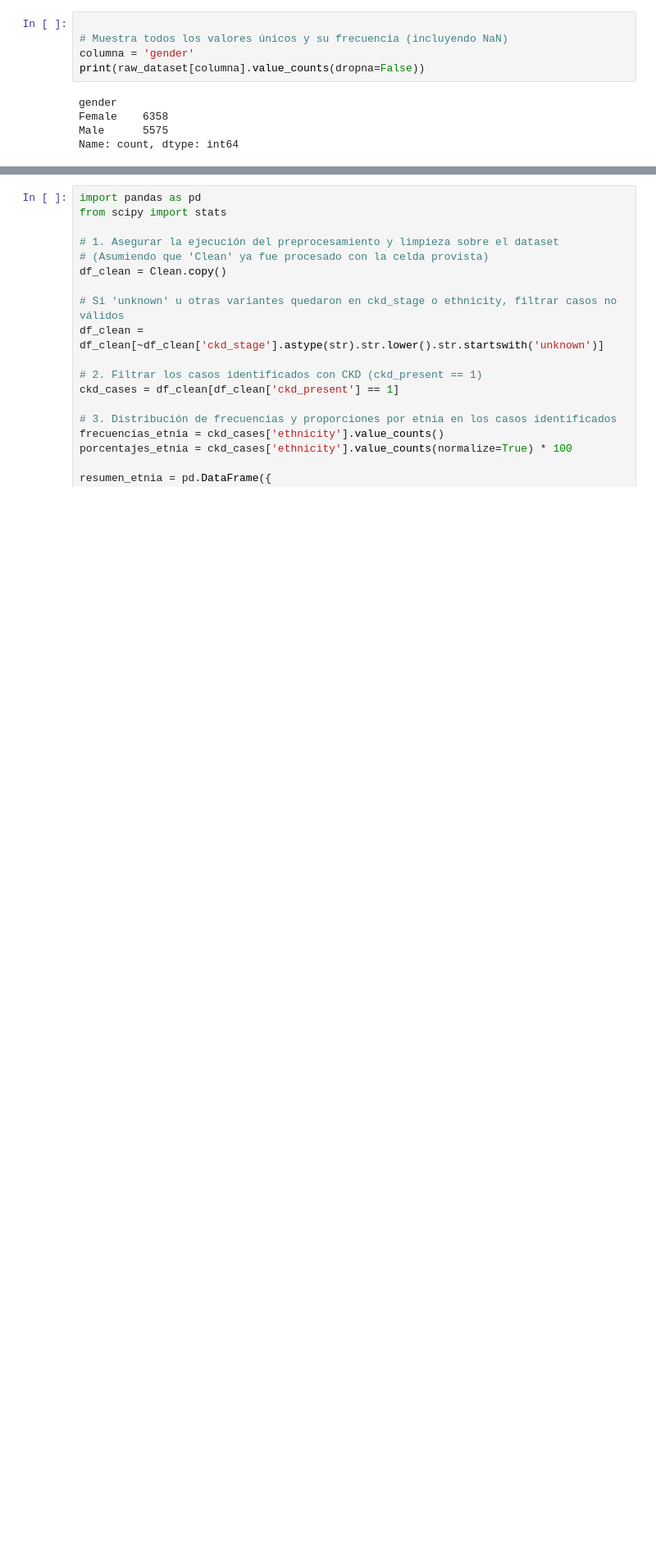
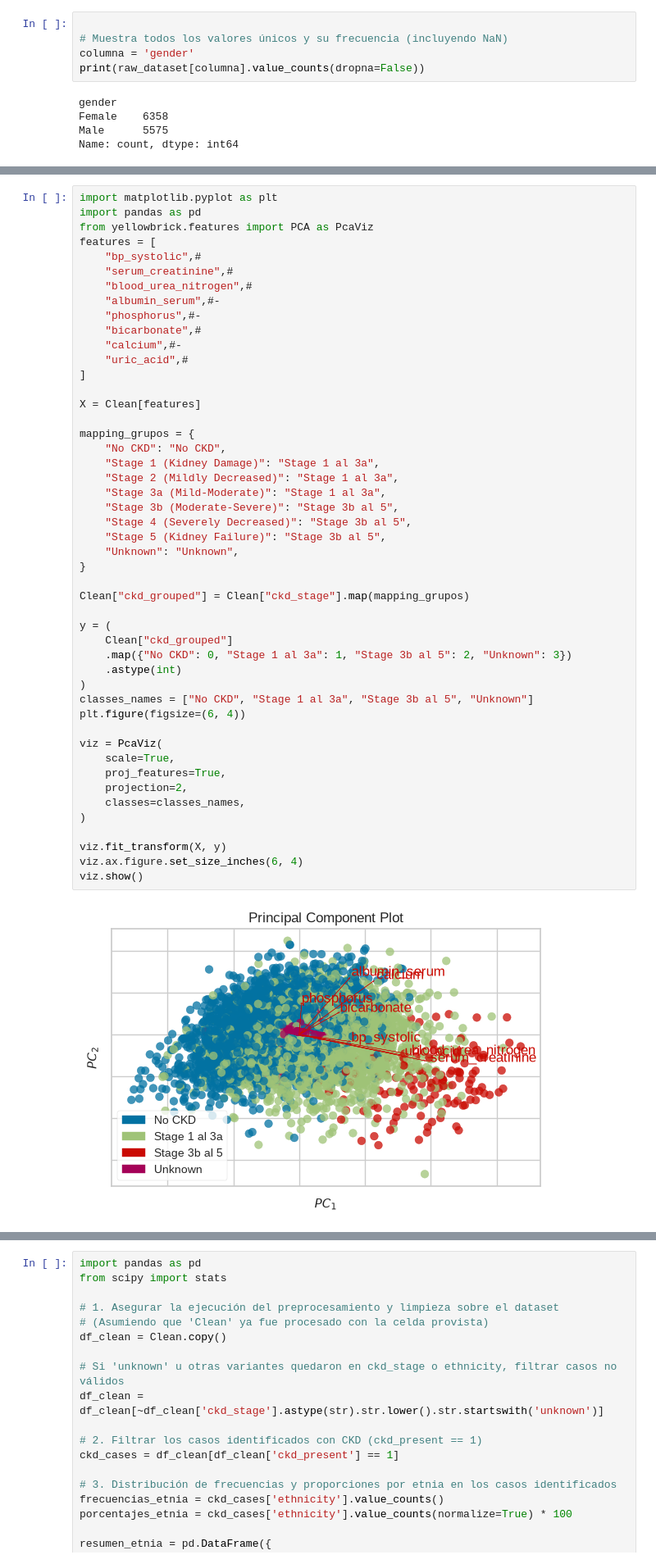
Before and after one commit to GonzaloManterola/Grupo27Ciencias, a Jupyter notebook: Main.ipynb, the cells around one changed output, grey strips where cells are left out. Shown at 82% size. Drawn from its saved outputs; the diff is of its cells as text; blank space fills up the shorter version.

```diff
--- a/Main.ipynb
+++ b/Main.ipynb
@@ -331,0 +340,50 @@ ModuleNotFoundError: No module named 'yellowbrick'
+# %%
+import matplotlib.pyplot as plt
+import pandas as pd
+from yellowbrick.features import PCA as PcaViz
+features = [
+    "bp_systolic",#
+    "serum_creatinine",#
+    "blood_urea_nitrogen",#
+    "albumin_serum",#-
+    "phosphorus",#-
+    "bicarbonate",#
+    "calcium",#-
+    "uric_acid",#
+]
+
+X = Clean[features]
+
+mapping_grupos = {
+    "No CKD": "No CKD",
+    "Stage 1 (Kidney Damage)": "Stage 1 al 3a",
+    "Stage 2 (Mildly Decreased)": "Stage 1 al 3a",
+    "Stage 3a (Mild-Moderate)": "Stage 1 al 3a",
+    "Stage 3b (Moderate-Severe)": "Stage 3b al 5",
+    "Stage 4 (Severely Decreased)": "Stage 3b al 5",
+    "Stage 5 (Kidney Failure)": "Stage 3b al 5",
+    "Unknown": "Unknown",
+}
+
+Clean["ckd_grouped"] = Clean["ckd_stage"].map(mapping_grupos)
+
+y = (
+    Clean["ckd_grouped"]
+    .map({"No CKD": 0, "Stage 1 al 3a": 1, "Stage 3b al 5": 2, "Unknown": 3})
+    .astype(int)
+)
+classes_names = ["No CKD", "Stage 1 al 3a", "Stage 3b al 5", "Unknown"]
+plt.figure(figsize=(6, 4))
+
+viz = PcaViz(
+    scale=True,
+    proj_features=True,
+    projection=2,
+    classes=classes_names,
+)
+
+viz.fit_transform(X, y)
+viz.ax.figure.set_size_inches(6, 4)
+viz.show()
+# %% [output]
+[figure, added]
```
Also changed, not shown: parts of 18 cells of this notebook, 1 other file.
